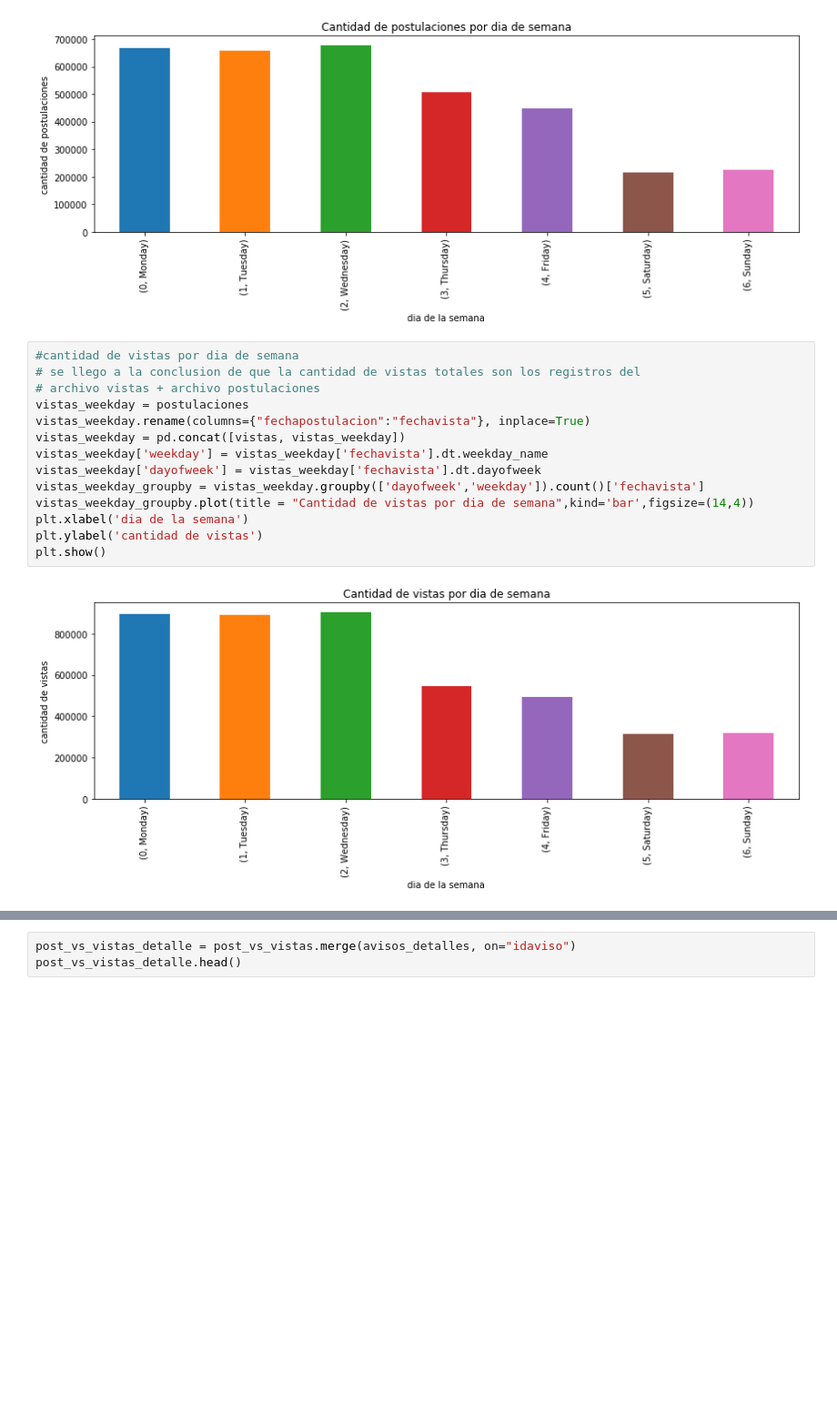
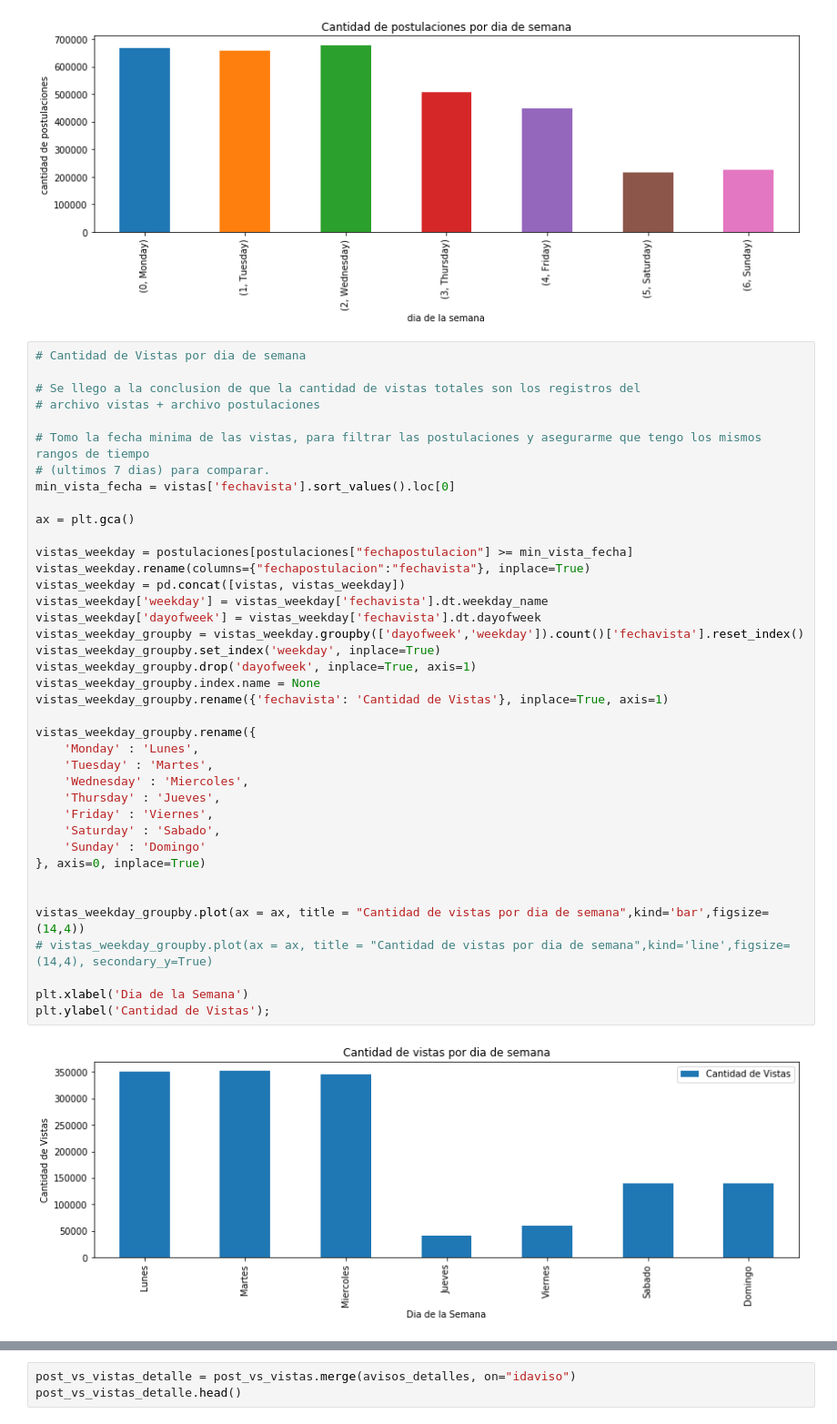
Before and after one commit to PRPablo/dataJobSearches, a Jupyter notebook: exploratoryAnalysis/tp_pablo.ipynb, the cells around one changed output, grey strips where cells are left out. Shown at 91% size. Drawn from its saved outputs; the diff is of its cells as text; blank space fills up the shorter version.

Commit message:
probabilidades de postulacion

```diff
--- a/exploratoryAnalysis/tp_pablo.ipynb
+++ b/exploratoryAnalysis/tp_pablo.ipynb
@@ -147,20 +147,45 @@ plt.show()
 # %% [output]
 [figure]
 # %%
-#cantidad de vistas por dia de semana
-# se llego a la conclusion de que la cantidad de vistas totales son los registros del
+# Cantidad de Vistas por dia de semana
+
+# Se llego a la conclusion de que la cantidad de vistas totales son los registros del
 # archivo vistas + archivo postulaciones
-vistas_weekday = postulaciones
+
+# Tomo la fecha minima de las vistas, para filtrar las postulaciones y asegurarme que tengo los mismos rangos de tiempo
+# (ultimos 7 dias) para comparar.
+min_vista_fecha = vistas['fechavista'].sort_values().loc[0]
+
+ax = plt.gca()
+
+vistas_weekday = postulaciones[postulaciones["fechapostulacion"] >= min_vista_fecha]
 vistas_weekday.rename(columns={"fechapostulacion":"fechavista"}, inplace=True)
 vistas_weekday = pd.concat([vistas, vistas_weekday])
 vistas_weekday['weekday'] = vistas_weekday['fechavista'].dt.weekday_name
 vistas_weekday['dayofweek'] = vistas_weekday['fechavista'].dt.dayofweek
-vistas_weekday_groupby = vistas_weekday.groupby(['dayofweek','weekday']).count()['fechavista']
-vistas_weekday_groupby.plot(title = "Cantidad de vistas por dia de semana",kind='bar',figsize=(14,4))
-plt.xlabel('dia de la semana')
-plt.ylabel('cantidad de vistas')
-plt.show()
+vistas_weekday_groupby = vistas_weekday.groupby(['dayofweek','weekday']).count()['fechavista'].reset_index()
+vistas_weekday_groupby.set_index('weekday', inplace=True)
+vistas_weekday_groupby.drop('dayofweek', inplace=True, axis=1)
+vistas_weekday_groupby.index.name = None
+vistas_weekday_groupby.rename({'fechavista': 'Cantidad de Vistas'}, inplace=True, axis=1)
+
+vistas_weekday_groupby.rename({
+    'Monday' : 'Lunes',
+    'Tuesday' : 'Martes',
+    'Wednesday' : 'Miercoles',
+    'Thursday' : 'Jueves',
+    'Friday' : 'Viernes',
+    'Saturday' : 'Sabado',
+    'Sunday' : 'Domingo'
+}, axis=0, inplace=True)
+
+
+vistas_weekday_groupby.plot(ax = ax, title = "Cantidad de vistas por dia de semana",kind='bar',figsize=(14,4))
+# vistas_weekday_groupby.plot(ax = ax, title = "Cantidad de vistas por dia de semana",kind='line',figsize=(14,4), secondary_y=True)
+
+plt.xlabel('Dia de la Semana')
+plt.ylabel('Cantidad de Vistas');
 # %% [output]
-[figure, old version]
+[figure, new version]
 # %%
 #cantidad de postulaciones
```
Also changed, not shown: parts of 17 cells of this notebook, 1 other file.
